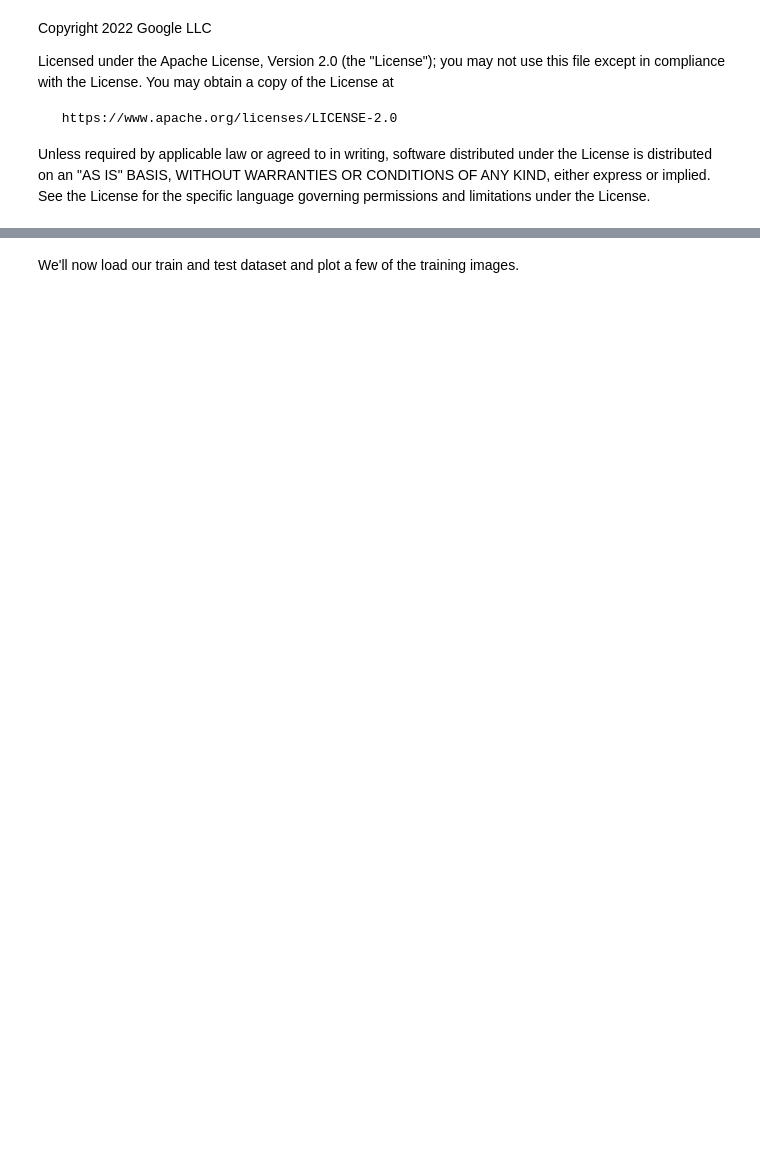
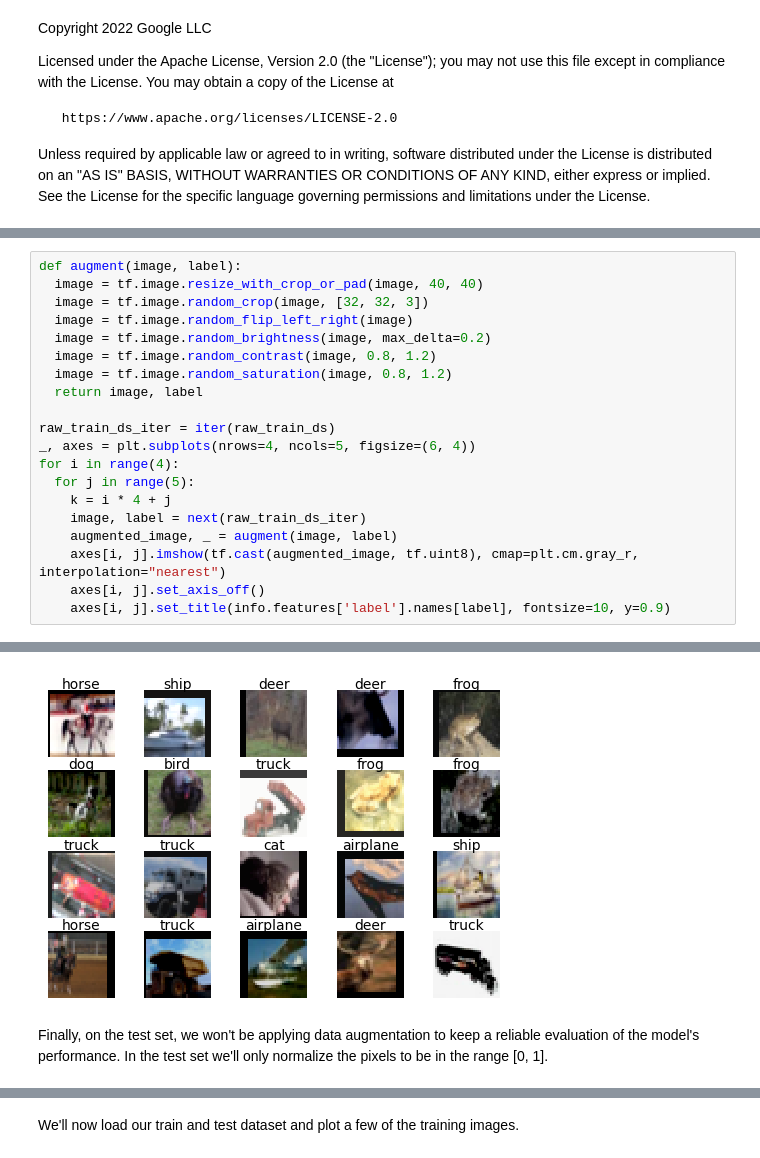
Before and after one commit to google/jaxopt, a Jupyter notebook: docs/notebooks/deep_learning/resnet_flax.ipynb, the cells around one changed output, grey strips where cells are left out. Drawn from its saved outputs; the diff is of its cells as text; blank space fills up the shorter version.

```diff
--- a/docs/notebooks/deep_learning/resnet_flax.ipynb
+++ b/docs/notebooks/deep_learning/resnet_flax.ipynb
@@ -73,0 +98,21 @@ FLAGS = Flags(
+# %%
+def augment(image, label):
+  image = tf.image.resize_with_crop_or_pad(image, 40, 40)
+  image = tf.image.random_crop(image, [32, 32, 3])
+  image = tf.image.random_flip_left_right(image)
+  image = tf.image.random_brightness(image, max_delta=0.2)
+  image = tf.image.random_contrast(image, 0.8, 1.2)
+  image = tf.image.random_saturation(image, 0.8, 1.2)
+  return image, label
+
+raw_train_ds_iter = iter(raw_train_ds)
+_, axes = plt.subplots(nrows=4, ncols=5, figsize=(6, 4))
+for i in range(4):
+  for j in range(5):
+    k = i * 4 + j
+    image, label = next(raw_train_ds_iter)
+    augmented_image, _ = augment(image, label)
+    axes[i, j].imshow(tf.cast(augmented_image, tf.uint8), cmap=plt.cm.gray_r, interpolation="nearest")
+    axes[i, j].set_axis_off()
+    axes[i, j].set_title(info.features['label'].names[label], fontsize=10, y=0.9)
+# %% [output]
@@ -73,0 +120,3 @@ FLAGS = Flags(
+[figure, added]
+# %% [markdown]
+Finally, on the test set, we won't be applying data augmentation to keep a reliable evaluation of the model's performance. In the test set we'll only normalize the pixels to be in the range [0, 1].
```
Also changed, not shown: parts of 21 cells of this notebook, 1 other file.
